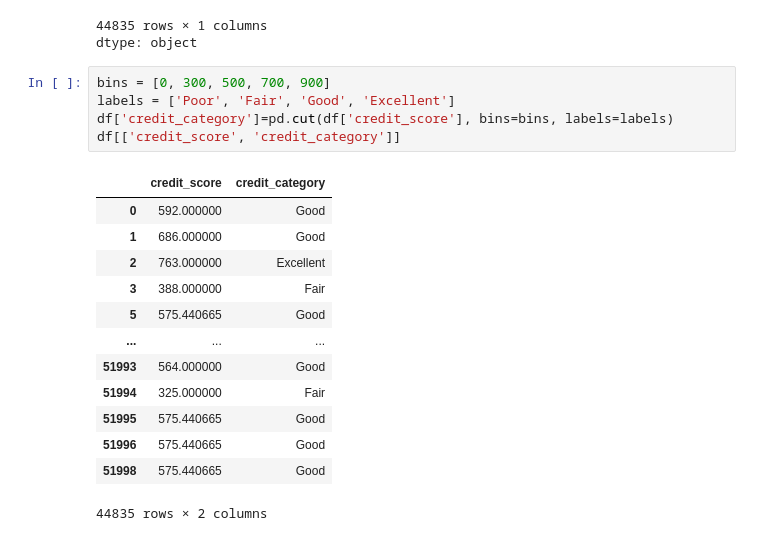
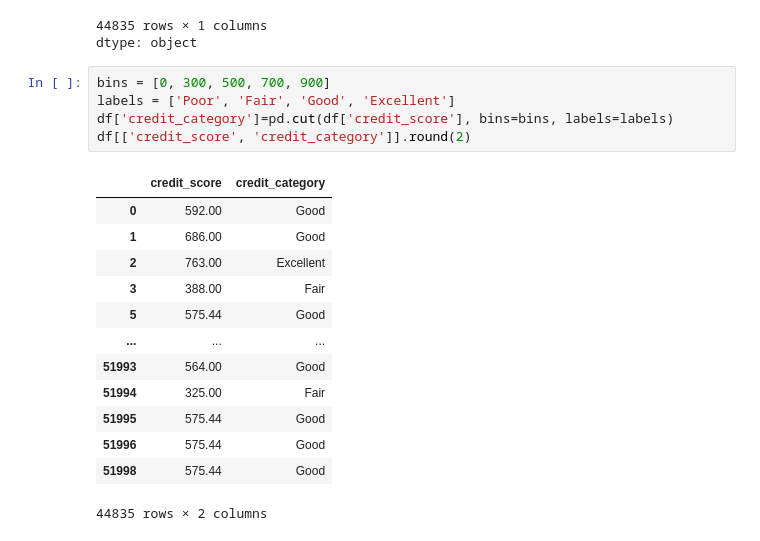
Before and after one commit to Jeel88/DSV_Finance, a Jupyter notebook: Finance_DSV_Project.ipynb, the cells around one changed output. Saved outputs shown, nothing was run; the diff lists cells and outputs as text.

```diff
--- a/Finance_DSV_Project.ipynb
+++ b/Finance_DSV_Project.ipynb
@@ -332,19 +332,19 @@ dtype: object
 # %%
 bins = [0, 300, 500, 700, 900]
 labels = ['Poor', 'Fair', 'Good', 'Excellent']
 df['credit_category']=pd.cut(df['credit_score'], bins=bins, labels=labels)
-df[['credit_score', 'credit_category']]
+df[['credit_score', 'credit_category']].round(2)
 # %% [output]
 |  | credit_score | credit_category |
-| 0 | 592.000000 | Good |
-| 1 | 686.000000 | Good |
-| 2 | 763.000000 | Excellent |
-| 3 | 388.000000 | Fair |
-| 5 | 575.440665 | Good |
+| 0 | 592.00 | Good |
+| 1 | 686.00 | Good |
+| 2 | 763.00 | Excellent |
+| 3 | 388.00 | Fair |
+| 5 | 575.44 | Good |
 | ... | ... | ... |
-| 51993 | 564.000000 | Good |
-| 51994 | 325.000000 | Fair |
-| 51995 | 575.440665 | Good |
-| 51996 | 575.440665 | Good |
-| 51998 | 575.440665 | Good |
+| 51993 | 564.00 | Good |
+| 51994 | 325.00 | Fair |
+| 51995 | 575.44 | Good |
+| 51996 | 575.44 | Good |
+| 51998 | 575.44 | Good |
 44835 rows × 2 columns
```
Also changed, not shown: parts of 12 cells of this notebook.
